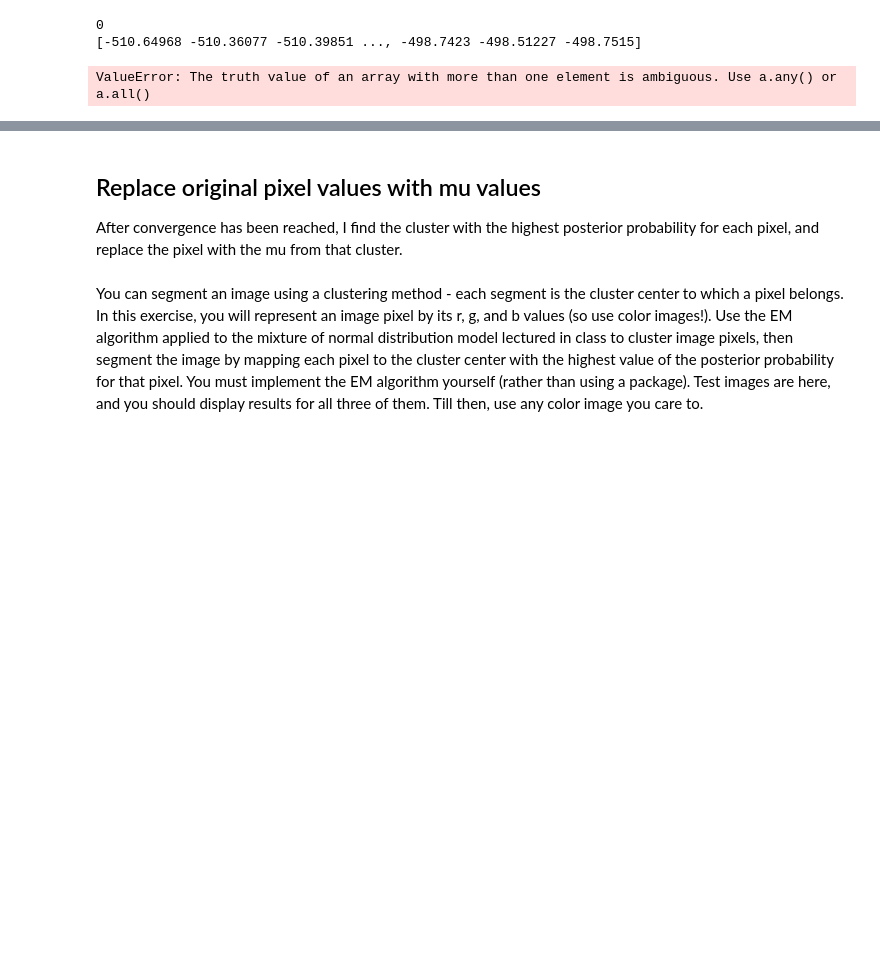
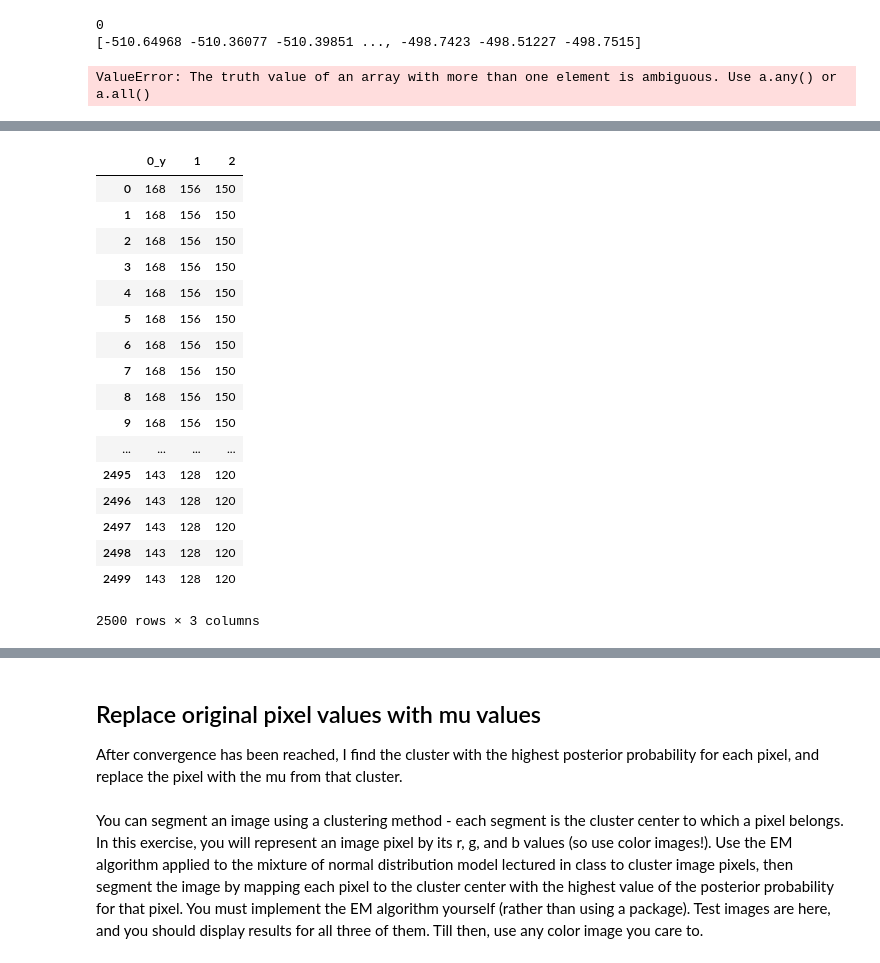
Before and after one commit to EloiseRosen/HW7, a Jupyter notebook: hw7_problem2.ipynb, the cells around one changed output, grey strips where cells are left out. Cells and saved outputs as stored; diff of their text form; code cells hidden in the pictures; blank space fills up the shorter version.

```diff
--- a/hw7_problem2.ipynb
+++ b/hw7_problem2.ipynb
@@ -267,0 +310,5 @@ ValueError: The truth value of an array with more than one element is ambiguous.
+# %%
+mu_df = pd.DataFrame(new_mu_list)
+
+mu_df[3] = range(0,10)
+mu_df
@@ -267,0 +348,3 @@ ValueError: The truth value of an array with more than one element is ambiguous.
+# %%
+pixel_cluster_assignment = pd.merge(pixel_cluster_assignment, mu_df, how='left', left_on=0, right_on=3)
+pixel_cluster_assignment.head()
@@ -267,0 +371,4 @@ ValueError: The truth value of an array with more than one element is ambiguous.
+# %%
+# rescale from 0-1 back to 0-255
+pixel_cluster_assignment = pixel_cluster_assignment * 255
+pixel_cluster_assignment.head()
@@ -267,0 +382,24 @@ ValueError: The truth value of an array with more than one element is ambiguous.
+# %%
+pixel_cluster_assignment = round(pixel_cluster_assignment,0)
+# %%
+pixel_cluster_assignment = pixel_cluster_assignment.astype(int)
+pixel_cluster_assignment
+# %% [output]
+|  | 0_y | 1 | 2 |
+| 0 | 168 | 156 | 150 |
+| 1 | 168 | 156 | 150 |
+| 2 | 168 | 156 | 150 |
+| 3 | 168 | 156 | 150 |
+| 4 | 168 | 156 | 150 |
+| 5 | 168 | 156 | 150 |
+| 6 | 168 | 156 | 150 |
+| 7 | 168 | 156 | 150 |
+| 8 | 168 | 156 | 150 |
+| 9 | 168 | 156 | 150 |
+| ... | ... | ... | ... |
+| 2495 | 143 | 128 | 120 |
+| 2496 | 143 | 128 | 120 |
+| 2497 | 143 | 128 | 120 |
+| 2498 | 143 | 128 | 120 |
+| 2499 | 143 | 128 | 120 |
+2500 rows × 3 columns
```
Also changed, not shown: parts of 20 cells of this notebook.
